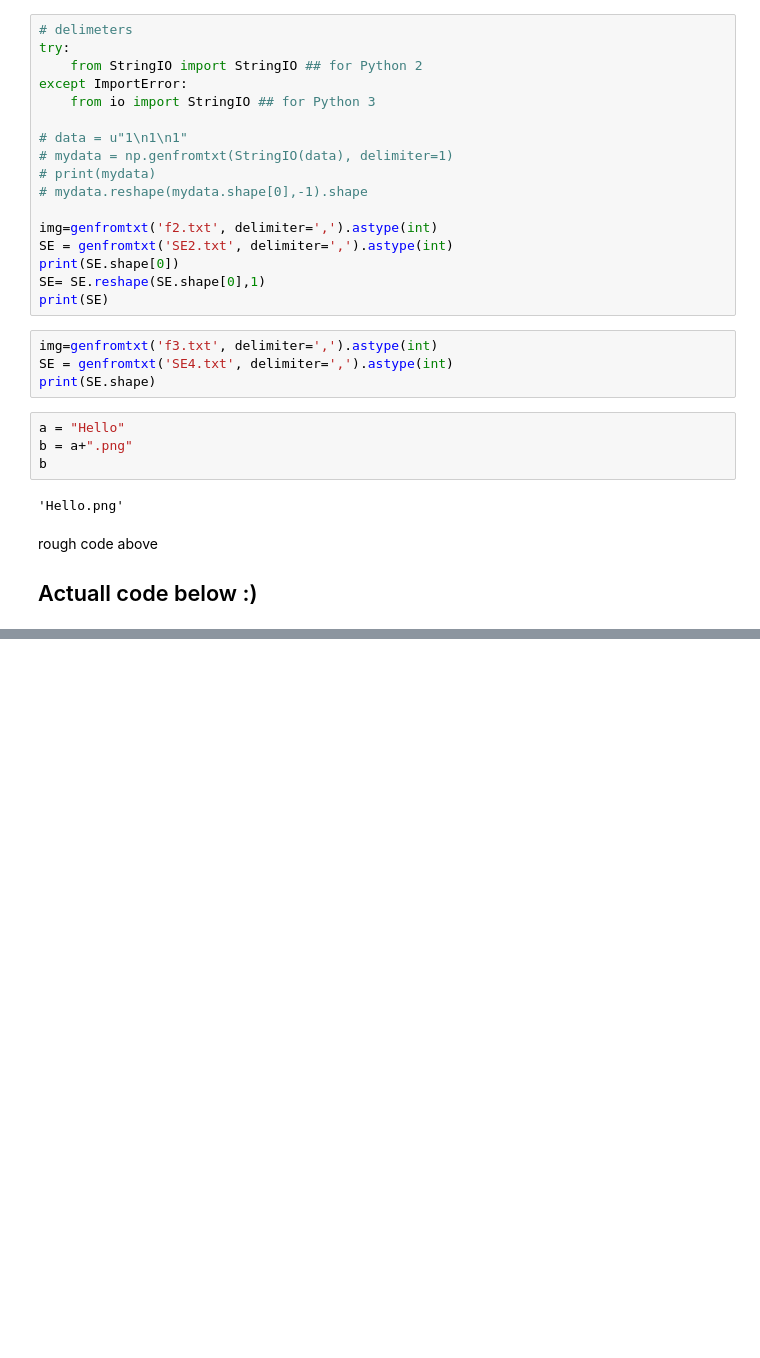
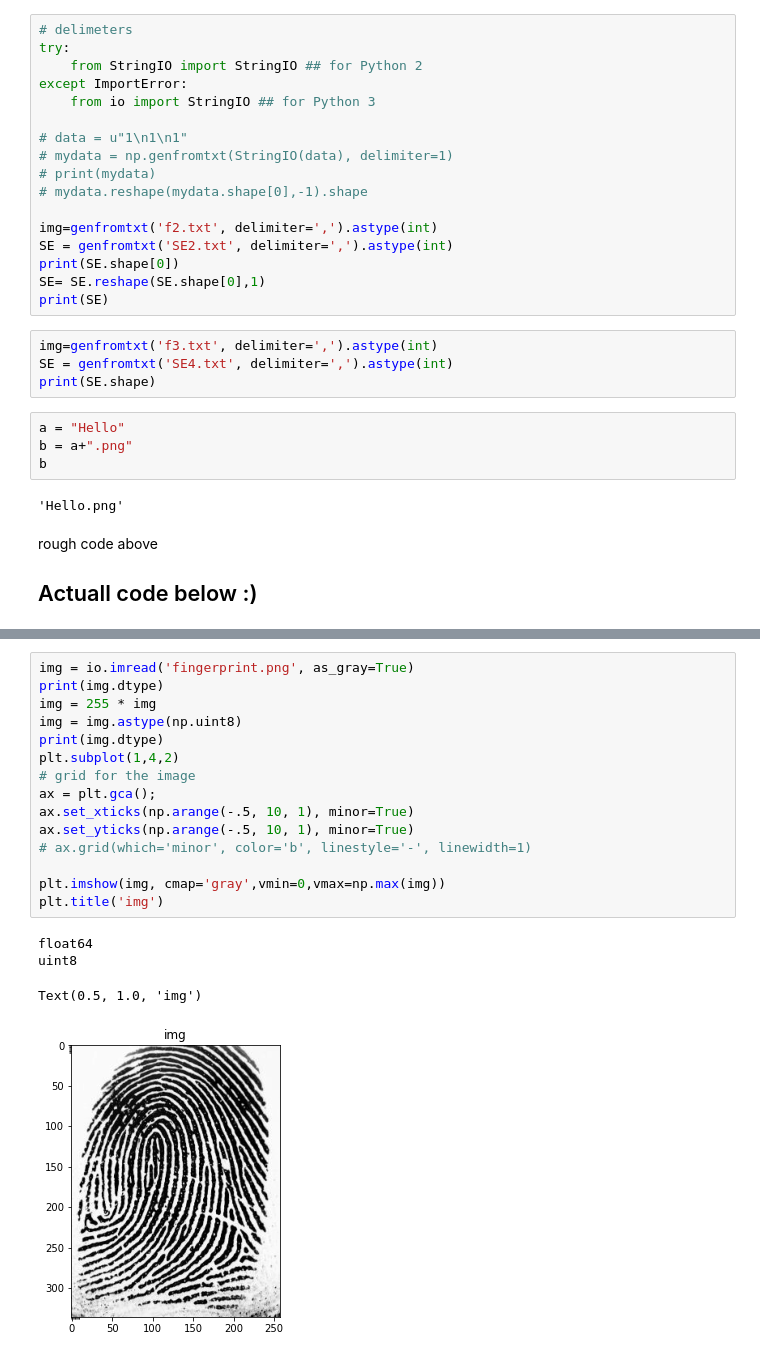
Before and after one commit to digggy/CA-CS-802_Image-Processing, a Jupyter notebook: assignment-1/ip_assignment1.ipynb, the cells around one changed output, grey strips where cells are left out. Drawn from its saved outputs; the diff is of its cells as text; blank space fills up the shorter version.

```diff
--- a/assignment-1/ip_assignment1.ipynb
+++ b/assignment-1/ip_assignment1.ipynb
@@ -239,0 +255,20 @@ img_boundary:
+# %%
+img = io.imread('fingerprint.png', as_gray=True)
+print(img.dtype)
+img = 255 * img
+img = img.astype(np.uint8)
+print(img.dtype)
+plt.subplot(1,4,2)
+# grid for the image
+ax = plt.gca();
+ax.set_xticks(np.arange(-.5, 10, 1), minor=True)
+ax.set_yticks(np.arange(-.5, 10, 1), minor=True)
+# ax.grid(which='minor', color='b', linestyle='-', linewidth=1)
+
+plt.imshow(img, cmap='gray',vmin=0,vmax=np.max(img))
+plt.title('img')
+# %% [output]
+float64
+uint8
+Text(0.5, 1.0, 'img')
+[figure, added]
```
Also changed, not shown: parts of 1 cell of this notebook, 4 other files.
